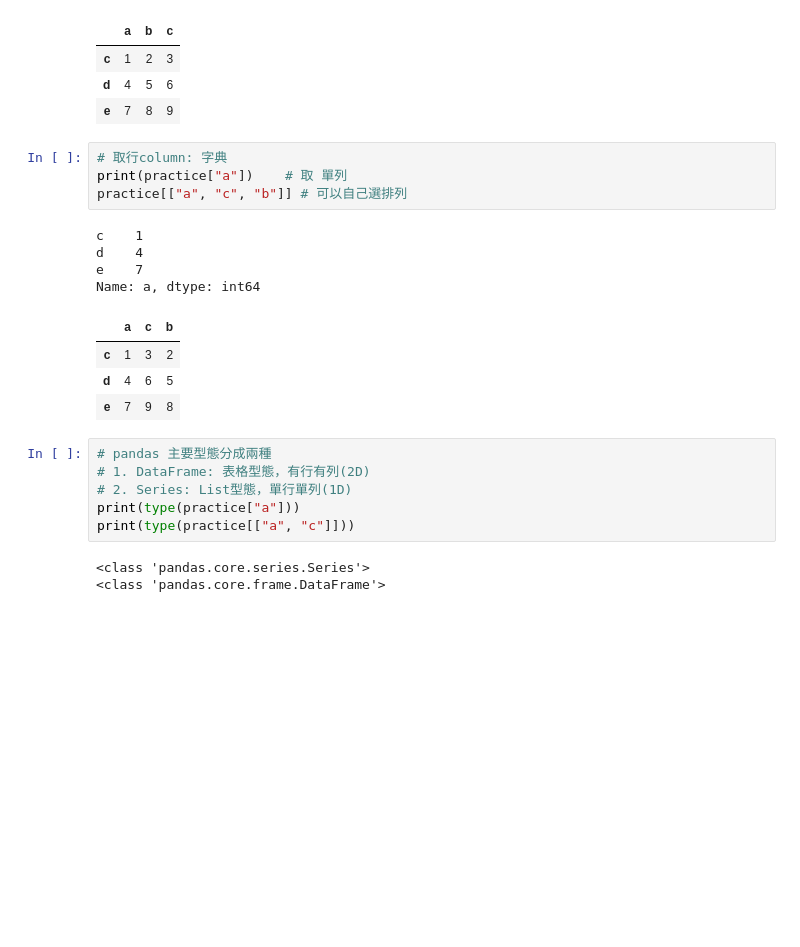
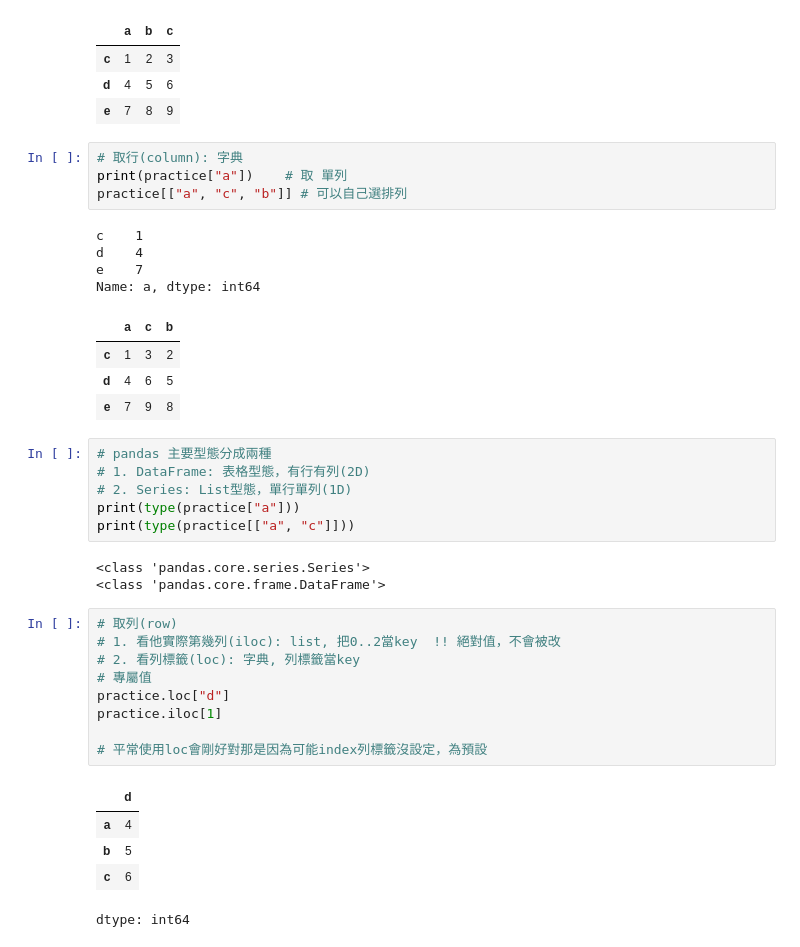
Before and after one commit to LiShun522/tibame_1224, a Jupyter notebook: 250113_pandas.ipynb, the cells around one changed output. Drawn from its saved outputs; the diff is of its cells as text; blank space fills up the shorter version.

```diff
--- a/250113_pandas.ipynb
+++ b/250113_pandas.ipynb
@@ -120,7 +121,7 @@ practice
 | d | 4 | 5 | 6 |
 | e | 7 | 8 | 9 |
 # %%
-# 取行column: 字典
+# 取行(column): 字典
 print(practice["a"])    # 取 單列
 practice[["a", "c", "b"]] # 可以自己選排列
 # %% [output]
@@ -141,3 +142,18 @@ print(type(practice[["a", "c"]]))
 # %% [output]
 <class 'pandas.core.series.Series'>
 <class 'pandas.core.frame.DataFrame'>
+# %%
+# 取列(row)
+# 1. 看他實際第幾列(iloc): list, 把0..2當key  !! 絕對值，不會被改
+# 2. 看列標籤(loc): 字典, 列標籤當key
+# 專屬值
+practice.loc["d"]
+practice.iloc[1]
+
+# 平常使用loc會剛好對那是因為可能index列標籤沒設定，為預設
+# %% [output]
+|  | d |
+| a | 4 |
+| b | 5 |
+| c | 6 |
+dtype: int64
```
Also changed, not shown: parts of 7 cells of this notebook.
